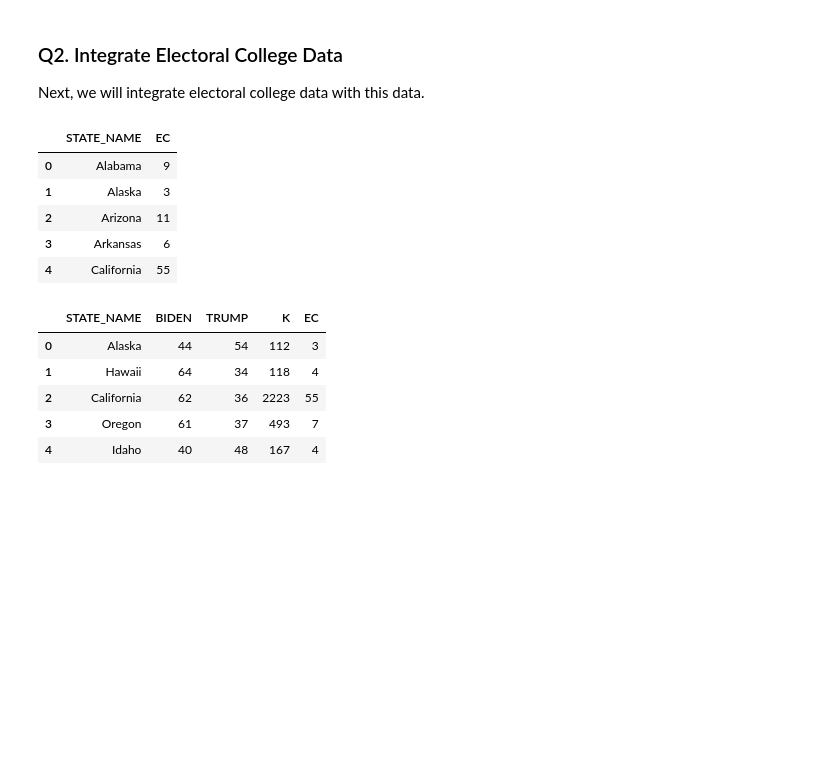
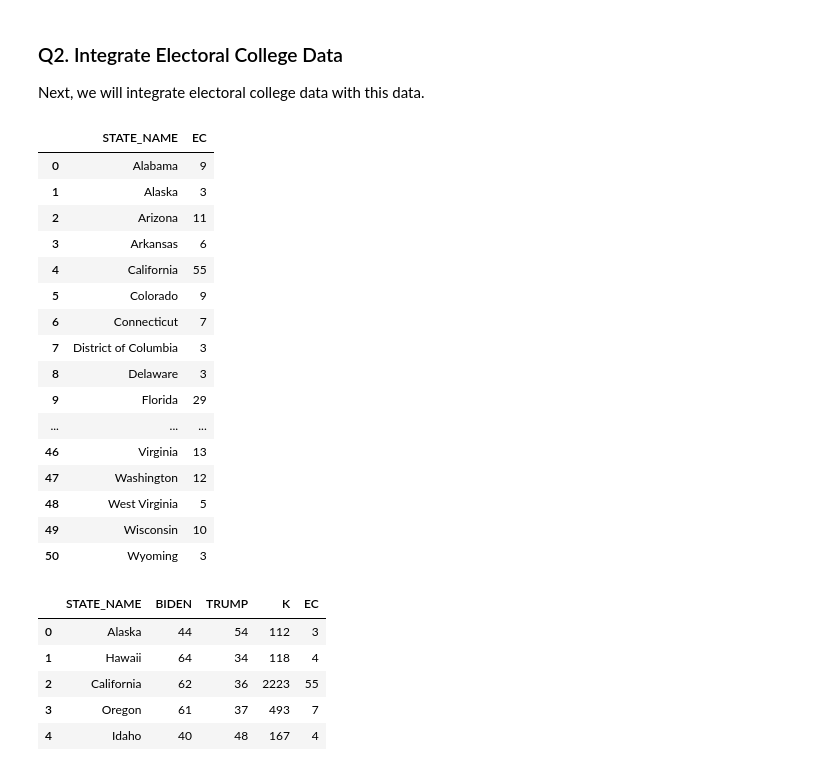
Before and after one commit to sjyk/cmsc21800, a Jupyter notebook: states/Election Simulation.ipynb, the cells around one changed output. Saved outputs shown, nothing was run; the diff lists cells and outputs as text; code cells hidden in the pictures; blank space fills up the shorter version.

```diff
--- a/states/Election Simulation.ipynb
+++ b/states/Election Simulation.ipynb
@@ -189,14 +209,25 @@ for i in range(len(survey_monkey)):
 Next, we will integrate electoral college data with this data.
 # %%
 electoral_college = pd.read_csv('electoral_college.csv')
-electoral_college.head()
+electoral_college
 # %% [output]
 |  | STATE_NAME | EC |
 | 0 | Alabama | 9 |
 | 1 | Alaska | 3 |
 | 2 | Arizona | 11 |
 | 3 | Arkansas | 6 |
 | 4 | California | 55 |
+| 5 | Colorado | 9 |
+| 6 | Connecticut | 7 |
+| 7 | District of Columbia | 3 |
+| 8 | Delaware | 3 |
+| 9 | Florida | 29 |
+| ... | ... | ... |
+| 46 | Virginia | 13 |
+| 47 | Washington | 12 |
+| 48 | West Virginia | 5 |
+| 49 | Wisconsin | 10 |
+| 50 | Wyoming | 3 |
 # %%
 merged = survey_monkey.merge(electoral_college)
 merged.head()
```
Also changed, not shown: parts of 5 cells of this notebook.
